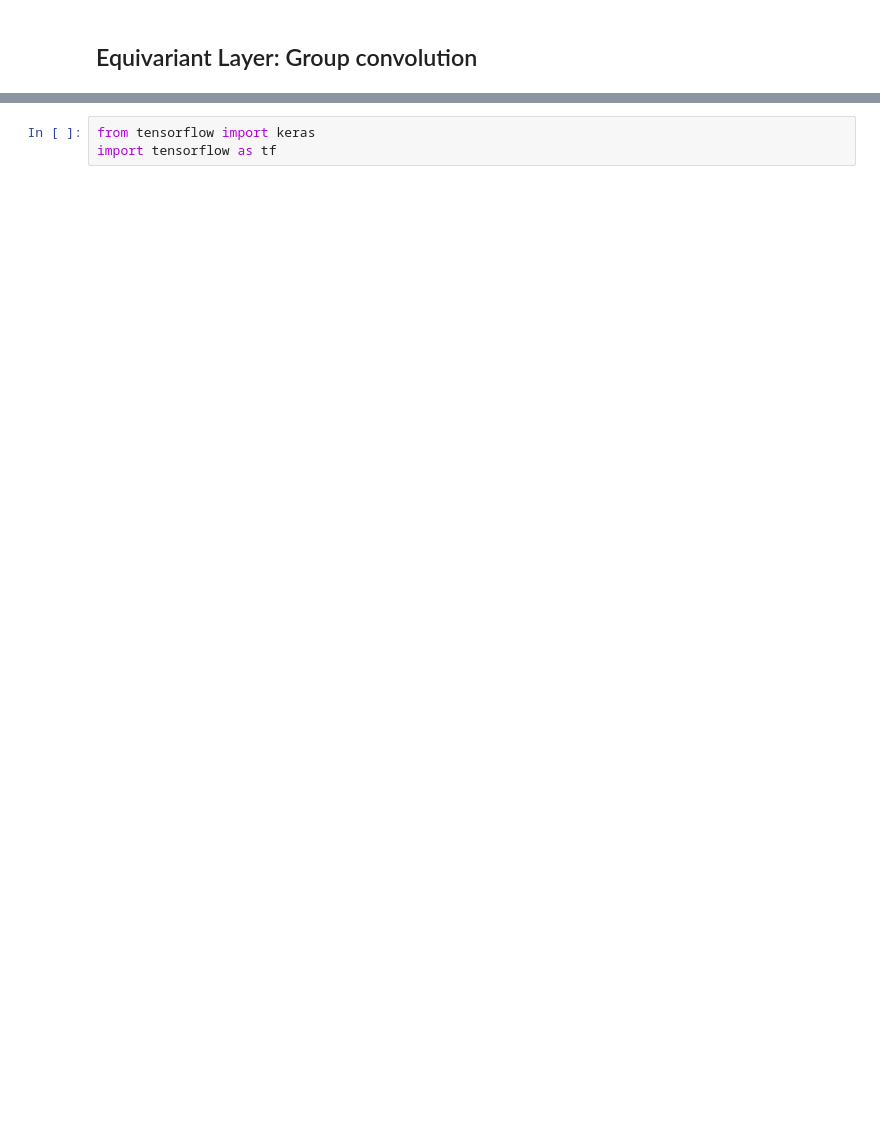
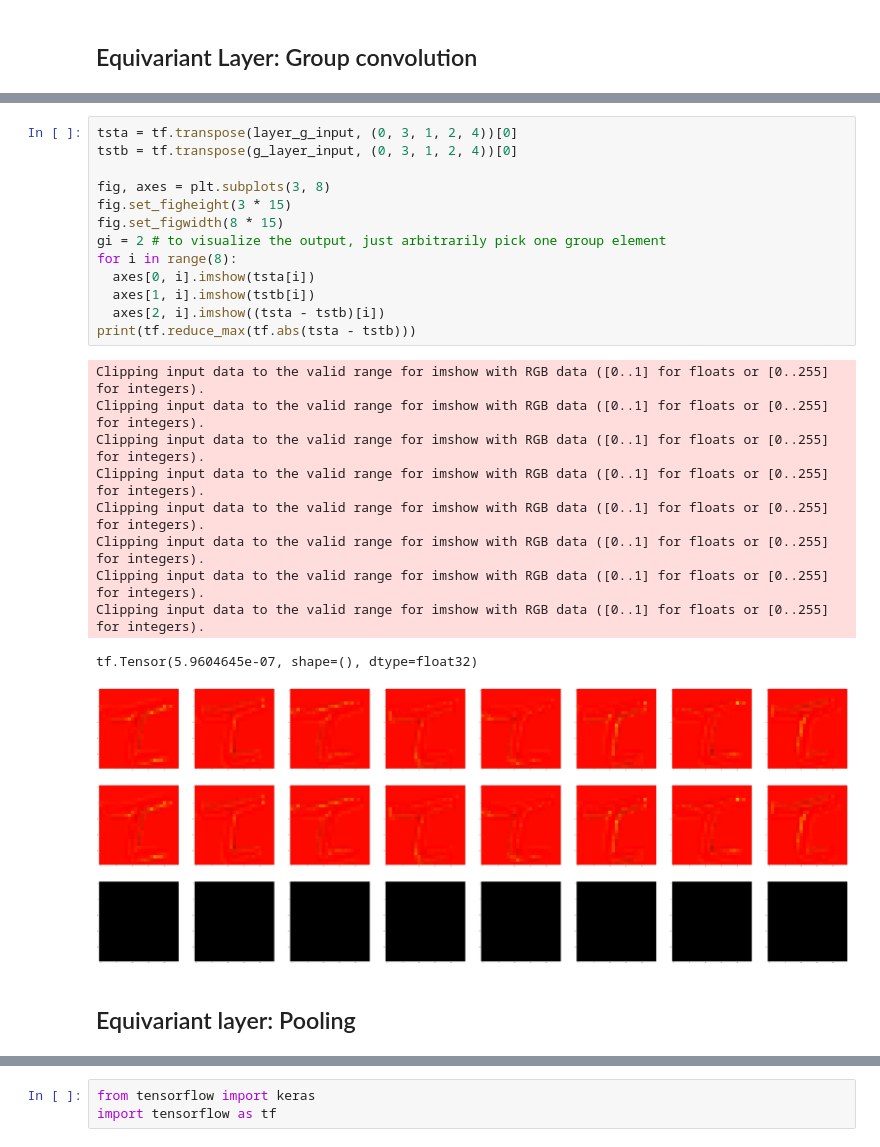
Before and after one commit to APJansen/GroCo, a Jupyter notebook: GroupConv-Keras.ipynb, the cells around one changed output, grey strips where cells are left out. Drawn from its saved outputs; the diff is of its cells as text; blank space fills up the shorter version.

```diff
--- a/GroupConv-Keras.ipynb
+++ b/GroupConv-Keras.ipynb
@@ -745,0 +1141,26 @@ Maximal absolute difference between g.conv(y) and conv(g.y): 1.4007987976074219
+# %%
+tsta = tf.transpose(layer_g_input, (0, 3, 1, 2, 4))[0]
+tstb = tf.transpose(g_layer_input, (0, 3, 1, 2, 4))[0]
+
+fig, axes = plt.subplots(3, 8)
+fig.set_figheight(3 * 15)
+fig.set_figwidth(8 * 15)
+gi = 2 # to visualize the output, just arbitrarily pick one group element
+for i in range(8):
+  axes[0, i].imshow(tsta[i])
+  axes[1, i].imshow(tstb[i])
+  axes[2, i].imshow((tsta - tstb)[i])
+print(tf.reduce_max(tf.abs(tsta - tstb)))
+# %% [output]
+Clipping input data to the valid range for imshow with RGB data ([0..1] for floats or [0..255] for integers).
+Clipping input data to the valid range for imshow with RGB data ([0..1] for floats or [0..255] for integers).
+Clipping input data to the valid range for imshow with RGB data ([0..1] for floats or [0..255] for integers).
+Clipping input data to the valid range for imshow with RGB data ([0..1] for floats or [0..255] for integers).
+Clipping input data to the valid range for imshow with RGB data ([0..1] for floats or [0..255] for integers).
+Clipping input data to the valid range for imshow with RGB data ([0..1] for floats or [0..255] for integers).
+Clipping input data to the valid range for imshow with RGB data ([0..1] for floats or [0..255] for integers).
+Clipping input data to the valid range for imshow with RGB data ([0..1] for floats or [0..255] for integers).
+tf.Tensor(5.9604645e-07, shape=(), dtype=float32)
+[figure, added]
+# %% [markdown]
+## Equivariant layer: Pooling
```
Also changed, not shown: parts of 155 cells of this notebook.
